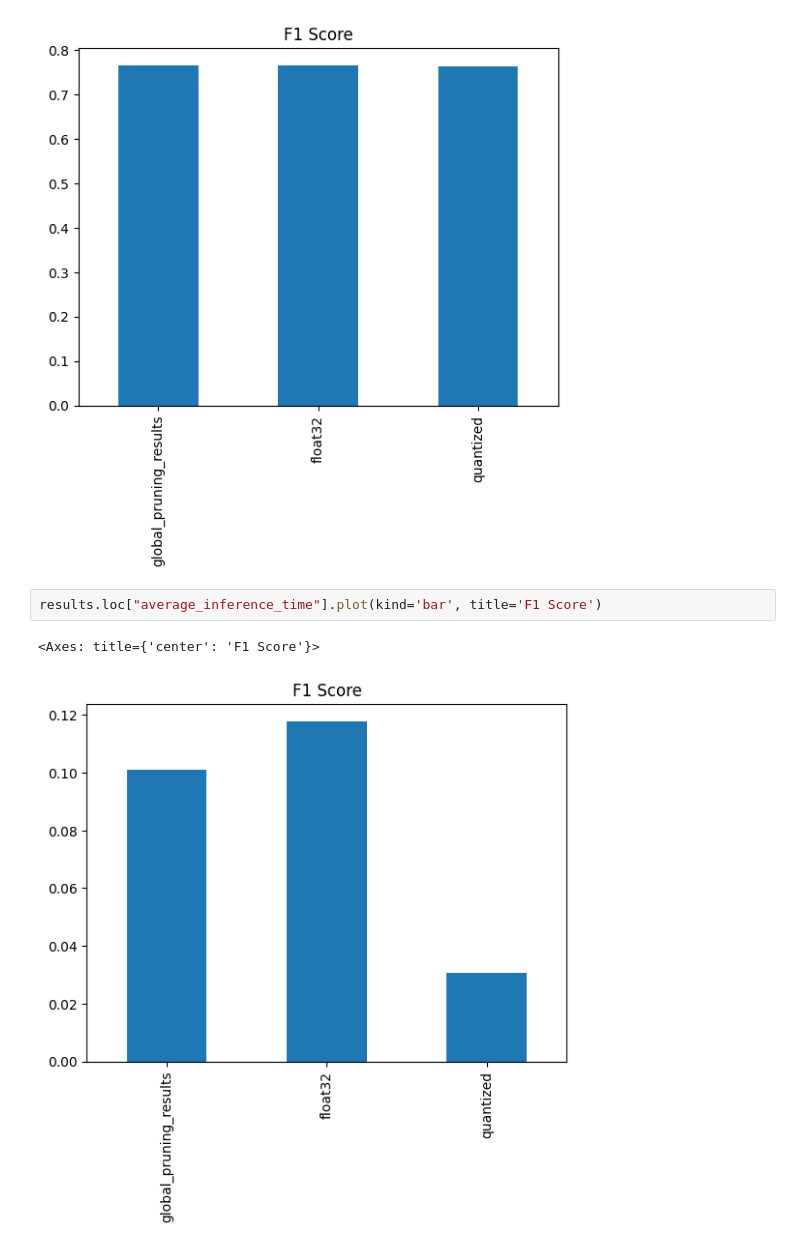
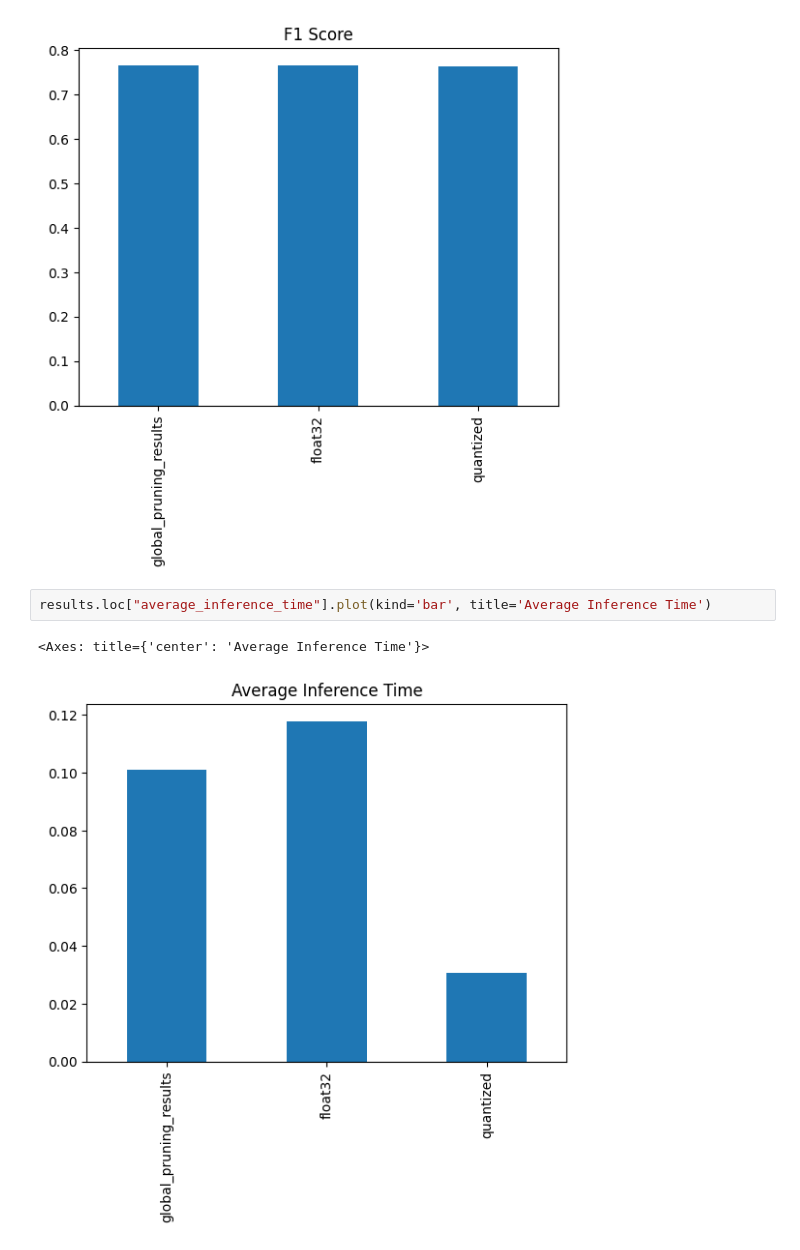
Before and after one commit to kapiblue/mlops-2024-homework, a Jupyter notebook: project3-inference/results.ipynb, the cells around one changed output. Saved outputs shown, nothing was run; the diff lists cells and outputs as text.

```diff
--- a/project3-inference/results.ipynb
+++ b/project3-inference/results.ipynb
@@ -30,7 +30,7 @@ results.loc["f1_score"].plot(kind='bar', title='F1 Score')
 <Axes: title={'center': 'F1 Score'}>
 [figure]
 # %%
-results.loc["average_inference_time"].plot(kind='bar', title='F1 Score')
+results.loc["average_inference_time"].plot(kind='bar', title='Average Inference Time')
 # %% [output]
-<Axes: title={'center': 'F1 Score'}>
+<Axes: title={'center': 'Average Inference Time'}>
-[figure, old version]
+[figure, new version]
```
